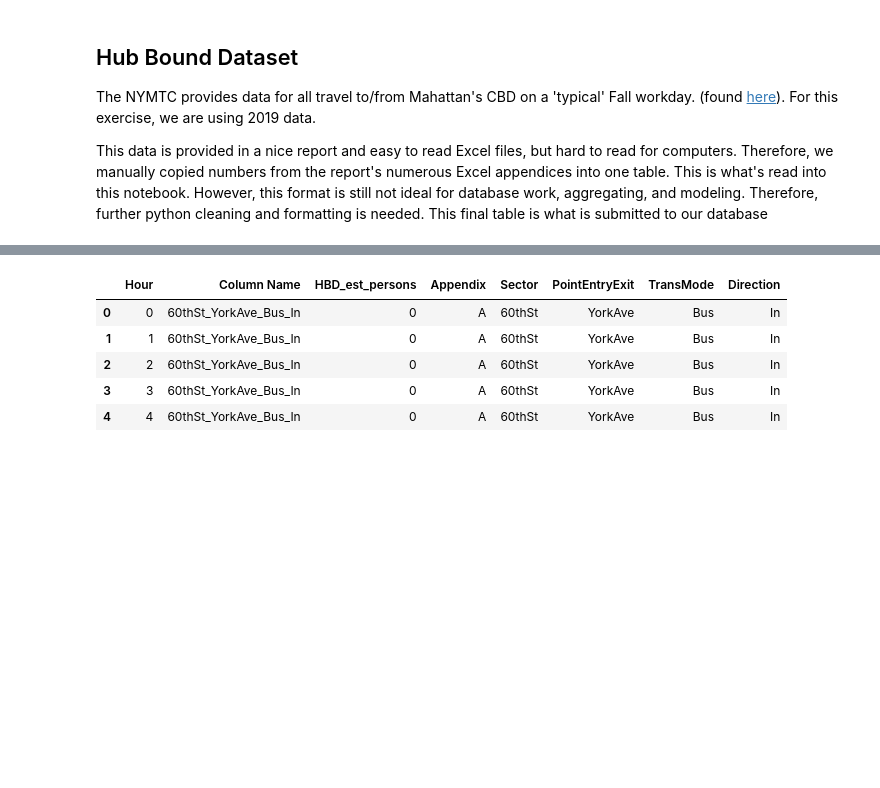
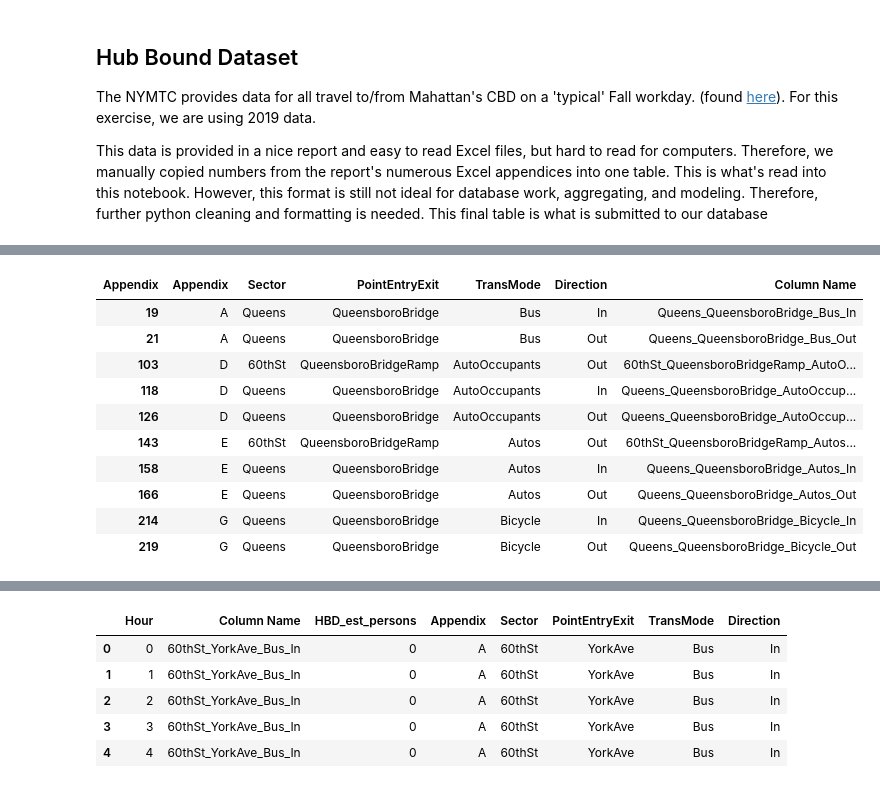
Before and after one commit to BNewborn/mobility-electrification, a Jupyter notebook: 01_DataExploration/03_HBD_Reformatting_And_Checks.ipynb, the cells around one changed output, grey strips where cells are left out. Saved outputs shown, nothing was run; the diff lists cells and outputs as text; code cells hidden in the pictures; blank space fills up the shorter version.

Commit message:
More data cleaning, re-ran script to re-create database table

```diff
--- a/01_DataExploration/03_HBD_Reformatting_And_Checks.ipynb
+++ b/01_DataExploration/03_HBD_Reformatting_And_Checks.ipynb
@@ -38 +38,15 @@ hbd_column_taxonomy.head(5)
 | 4 | A | 60thSt | Broadway | Bus | In | 60thSt_Broadway_Bus_In |
+# %%
+hbd_column_taxonomy[hbd_column_taxonomy['PointEntryExit'].str.contains("Queens")]
+# %% [output]
+| Appendix | Appendix | Sector | PointEntryExit | TransMode | Direction | Column Name |
+| 19 | A | Queens | QueensboroBridge | Bus | In | Queens_QueensboroBridge_Bus_In |
+| 21 | A | Queens | QueensboroBridge | Bus | Out | Queens_QueensboroBridge_Bus_Out |
+| 103 | D | 60thSt | QueensboroBridgeRamp | AutoOccupants | Out | 60thSt_QueensboroBridgeRamp_AutoO... |
+| 118 | D | Queens | QueensboroBridge | AutoOccupants | In | Queens_QueensboroBridge_AutoOccup... |
+| 126 | D | Queens | QueensboroBridge | AutoOccupants | Out | Queens_QueensboroBridge_AutoOccup... |
+| 143 | E | 60thSt | QueensboroBridgeRamp | Autos | Out | 60thSt_QueensboroBridgeRamp_Autos... |
+| 158 | E | Queens | QueensboroBridge | Autos | In | Queens_QueensboroBridge_Autos_In |
+| 166 | E | Queens | QueensboroBridge | Autos | Out | Queens_QueensboroBridge_Autos_Out |
+| 214 | G | Queens | QueensboroBridge | Bicycle | In | Queens_QueensboroBridge_Bicycle_In |
+| 219 | G | Queens | QueensboroBridge | Bicycle | Out | Queens_QueensboroBridge_Bicycle_Out |
```
Also changed, not shown: parts of 5 cells of this notebook.
